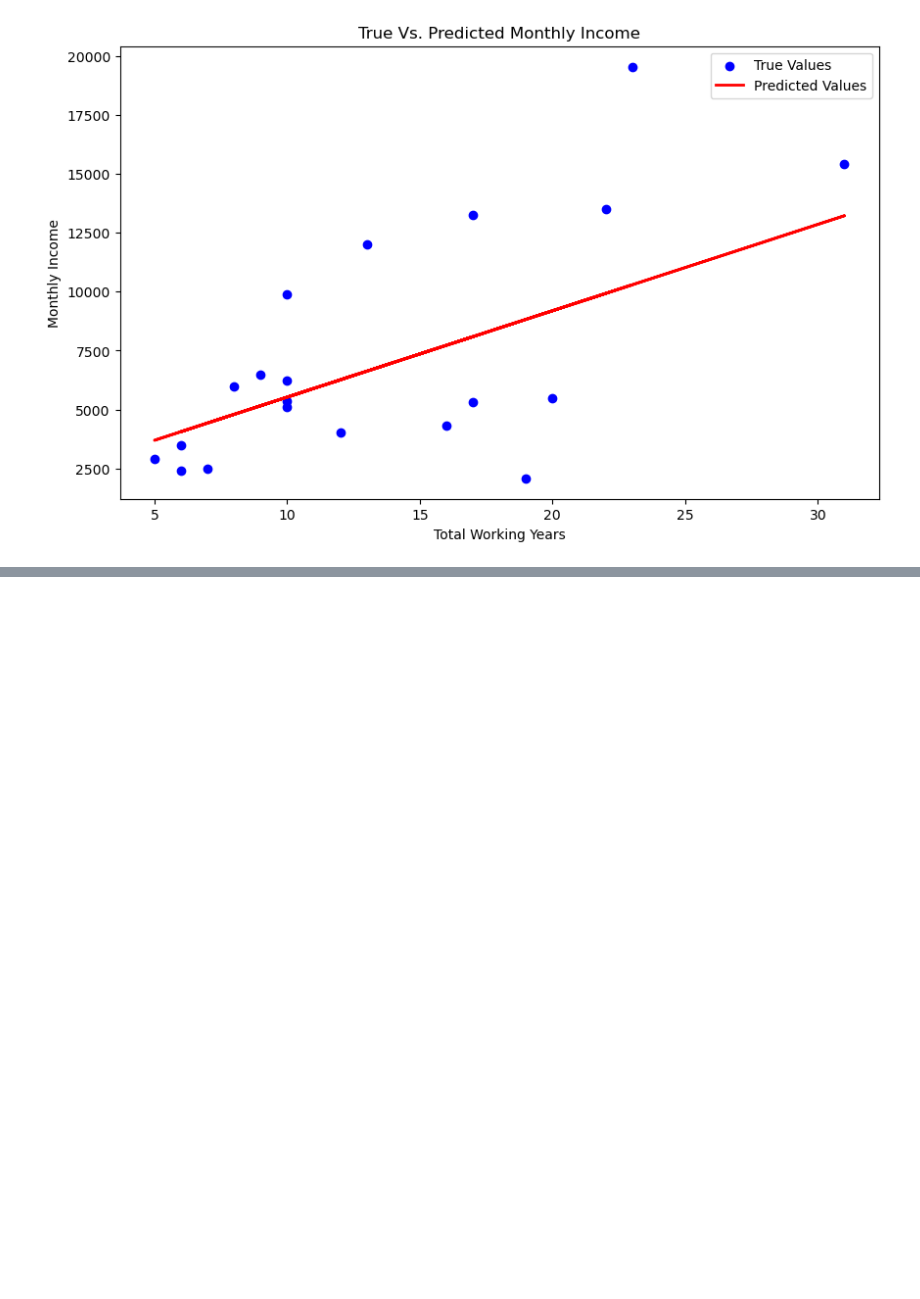
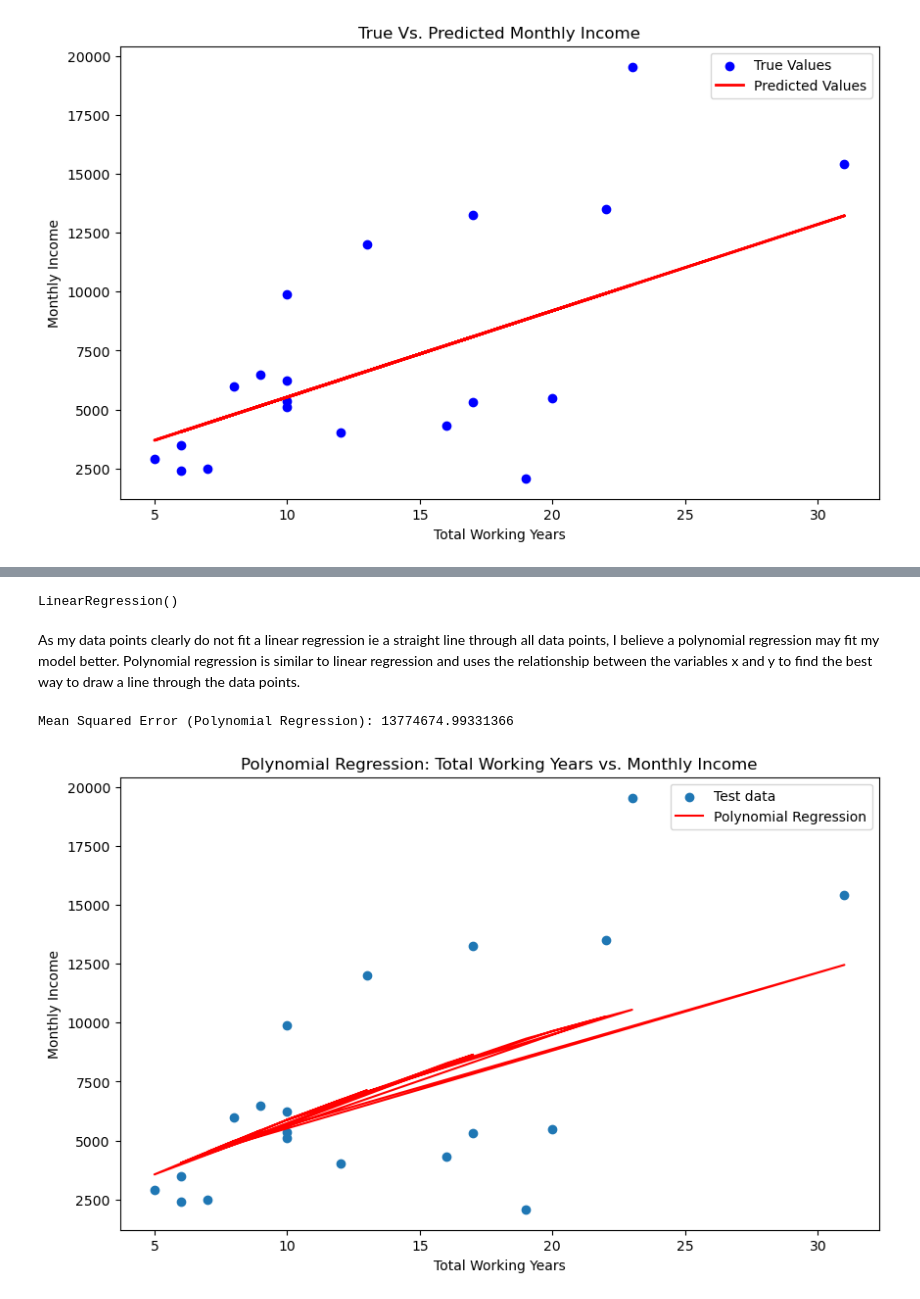
Before and after one commit to Cossie01/Machine-Learning-Stats-Assessment, a Jupyter notebook: Regression.ipynb, the cells around one changed output, grey strips where cells are left out. Saved outputs shown, nothing was run; the diff lists cells and outputs as text; code cells hidden in the pictures; blank space fills up the shorter version.

```diff
--- a/Regression.ipynb
+++ b/Regression.ipynb
@@ -206,10 +295,10 @@ The next steps involve building and training a linear regression model using the
 model = LinearRegression()
 
 #Training the model on the training data
-model.fit(X_train, y_train)
+model.fit(x_train, y_train)
 
 #Using the trained model to make predictions on the testing data
-y_pred = model.predict(X_test)
+y_pred = model.predict(x_test)
 
 #Calculating the Mean Squared Error to evaluate the models performance
 mse = mean_squared_error(y_test, y_pred)
@@ -258,0 +349,40 @@ plt.show()
+# %%
+#Fitting the model
+model = LinearRegression()
+
+#Fitting the model on the training data
+model.fit(x_train, y_train)
+# %% [output]
+LinearRegression()
+# %% [markdown]
+As my data points clearly do not fit a linear regression ie a straight line through all data points, I believe a polynomial regression may fit my model better. Polynomial regression is similar to linear regression and uses the relationship between the variables x and y to find the best way to draw a line through the data points.
+# %%
+#Picking the degree of the polynomiaL
+degree = 2
+
+#Performing the polynomial regression
+coefficients = np.polyfit(x_train.squeeze(), y_train, degree)
+
+#Creating a polynomial function using the coefficients
+poly_func = np.poly1d(coefficients)
+
+#Predicting utilising the polynomial function
+y_pred = poly_func(x_test.squeeze())
+
+#Calculating the MSE to evaluate the model
+mse = mean_squared_error(y_test, y_pred)
+
+print("Mean Squared Error (Polynomial Regression):", mse)
+
+#Creating a scatter plot of data points and the polynomial regression line
+plt.figure(figsize=(10, 6))
+plt.scatter(X_test, y_test, label='Test data')
+plt.plot(X_test, y_pred, color='red', label='Polynomial Regression')
+plt.xlabel('Total Working Years')
+plt.ylabel('Monthly Income')
+plt.title('Polynomial Regression: Total Working Years vs. Monthly Income')
+plt.legend()
+plt.show()
+# %% [output]
+Mean Squared Error (Polynomial Regression): 13774674.99331366
+[figure, added]
```
Also changed, not shown: parts of 21 cells of this notebook.
